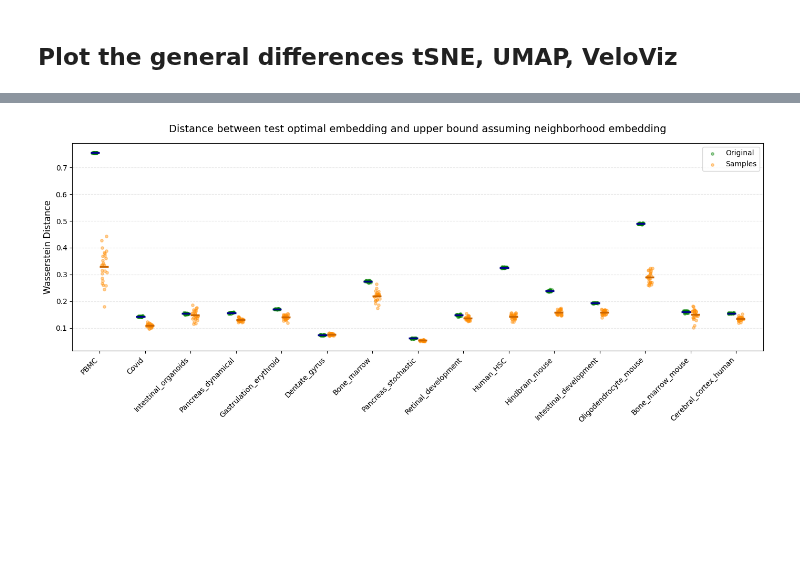
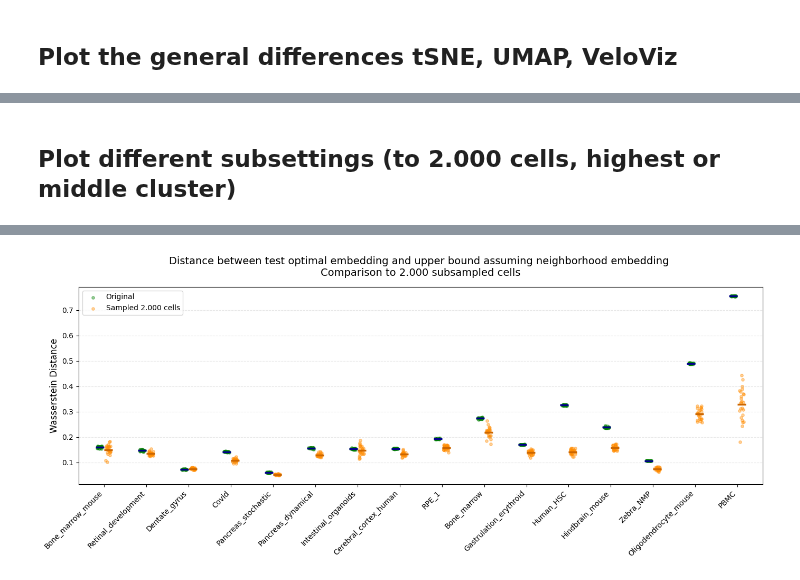
Before and after one commit to Johanna-Engeln/masterthesis_velocity, a Jupyter notebook: script/0529_plotsEmbeddingDistance.ipynb, the cells around one changed output, grey strips where cells are left out. Cells and saved outputs as stored; diff of their text form; code cells hidden in the pictures; blank space fills up the shorter version.

```diff
--- a/script/0529_plotsEmbeddingDistance.ipynb
+++ b/script/0529_plotsEmbeddingDistance.ipynb
@@ -66,3 +72,17 @@ Intestinal_organoids: 3831 cells; 157 velocity genes
+# %%
+# Load all datasets
+pca_values = pd.read_csv("/mnt/volume/Johanna_Velotest/results/final_distance_tables/Wasserstein_PCA.csv")
+tsne10_values = pd.read_csv("/mnt/volume/Johanna_Velotest/results/final_distance_tables/Wasserstein_tSNE_p10.csv")
+tsne30_values = pd.read_csv("/mnt/volume/Johanna_Velotest/results/final_distance_tables/Wasserstein_tSNE_p30.csv")
+tsne50_values = pd.read_csv("/mnt/volume/Johanna_Velotest/results/final_distance_tables/Wasserstein_tSNE_p50.csv")
+umap10_values = pd.read_csv("/mnt/volume/Johanna_Velotest/results/final_distance_tables/Wasserstein_UMAP_n10.csv")
+umap30_values = pd.read_csv("/mnt/volume/Johanna_Velotest/results/final_distance_tables/Wasserstein_UMAP_n30.csv")
+umap50_values = pd.read_csv("/mnt/volume/Johanna_Velotest/results/final_distance_tables/Wasserstein_UMAP_n50.csv")
+umap100_values = pd.read_csv("/mnt/volume/Johanna_Velotest/results/final_distance_tables/Wasserstein_UMAP_n100.csv")
+veloviz_values = pd.read_csv("/mnt/volume/Johanna_Velotest/results/final_distance_tables/Wasserstein_veloviz.csv")
+tsne_2000cells = pd.read_csv("/mnt/volume/Johanna_Velotest/results/final_distance_tables/Wasserstein_tSNE_subsampled_2000cells.csv")
+tsne_mid_cluster = pd.read_csv("/mnt/volume/Johanna_Velotest/results/distances/cluster_subsample/Wasserstein_tSNE_middle_cluster.csv")
+tsne_high_cluster = pd.read_csv("/mnt/volume/Johanna_Velotest/results/distances/cluster_subsample/Wasserstein_tSNE_high_cluster.csv")
 # %% [markdown]
 ## Plot the general differences tSNE, UMAP, VeloViz
 # %%
@@ -416,8 +239,4 @@ Runnining with new modification
 # %%
-tsne10_values = pd.read_csv("/mnt/volume/Johanna_Velotest/results/distances/0511_Was_all_tSNE_p10.csv")
-tsne30_values = pd.read_csv("/mnt/volume/Johanna_Velotest/results/distances/0504_Was_all_tSNE.csv")
-tsne50_values = pd.read_csv("/mnt/volume/Johanna_Velotest/results/distances/0511_Was_all_tSNE_p50.csv")
-
 plotset= {}
 
 for name, path in datasets.items():
@@ -630,50 +379,19 @@ plt.show()
+# %% [markdown]
+## Plot different subsettings (to 2.000 cells, highest or middle cluster)
 # %%
-datasets = {
-        "Pancreas_dynamical": "../configs/pancreas_dynamic.yaml",
-        "Pancreas_stochastic": "../configs/pancreas_stochastic.yaml",
-        "Dentate_gyrus": "../configs/dentategyrus.yaml",
-        "Gastrulation_erythroid": "../configs/gastrulation.yaml",
-        "Bone_marrow": "../configs/bonemarrow.yaml",
-        "PBMC": "../configs/pbmc.yaml",
-        "Covid": "../configs/covid.yaml",
-        "Retinal_development": "../configs/retinal_development.yaml",
-        "Human_HSC": "../configs/humanHSC.yaml",
-        "Intestinal_development": "../configs/noEmbedding/intestinal_organoids.yaml",
-        "Hindbrain_mouse": "../configs/noEmbedding/hindbrain.yaml",
-        "Oligodendrocyte_mouse": "../configs/noEmbedding/oligodendrocyte.yaml",
-        "Bone_marrow_mouse": "../configs/noEmbedding/mouse_bonemarrow.yaml",
-        "Cerebral_cortex_human": "../configs/noEmbedding/human_cerebral.yaml",
-        #"Hematopoiesis_mouse": "../configs/noEmbedding/mouse_hema.yaml",
-        #"Spermatogenisis": "../configs/noEmbedding/spermatogenesis.yaml",
-        #"Old_brain": "../configs/noEmbedding/old_brain.yaml",
-        #"Prefrontal_cortex": "../configs/noEmbedding/pfc.yaml",
-        "Intestinal_organoids":"../configs/noEmbedding/GSE128365.yaml"
-    }
-
-x = {}
-for name, path in datasets.items():
-    with open(path, "r") as f:
-            config = yaml.safe_load(f)
-
-    adata = sc.read(config["path"])
-    N = adata.n_obs
-    D = np.sum(adata.var.velocity_genes)
-    x[name] = N ** ((D-2)/2)
-    print(f"{name}: {adata.n_obs} cells; {np.sum(adata.var.velocity_genes)} velocity genes")
-
-tsne_values = pd.read_csv("/mnt/volume/Johanna_Velotest/results/distances/0504_Was_all_tSNE.csv")
-sampled_tsne = pd.read_csv("/mnt/volume/Johanna_Velotest/results/distances/0616_Was_all_subsampled_2000cells.csv")
-count_df = pd.DataFrame(list(x.items()), columns=['Dataset', 'VelocityGenes'])
 plotset= {}
 
 for name, path in datasets.items():
+    if cell[name] < 2000:
+        continue
     plotset[name] = {
-        'tsne': tsne_values[name].values,
-        'samp': sampled_tsne[name].values
+        'tsne': tsne30_values[name].values,
+        'samp': tsne_2000cells[name].values
     }
 
-sorted_dataset_names = count_df.sort_values(by='VelocityGenes')['Dataset'].tolist()
-print(sorted_dataset_names)
+df = pd.merge(count_df, gene_df, on='Dataset')
+filtered_df = df[df['CellCount'] >= 2000]
+sorted_dataset_names = filtered_df.sort_values(by='CellCount')['Dataset'].tolist()
 
 fig, ax = plt.subplots(figsize=(14, 6))
 
@@ -701,7 +419,7 @@ for i, name in enumerate(sorted_dataset_names):
     h_velo = ax.scatter(add_jitter(x_velo, d['samp']), d['samp'], color=colors['samp'], alpha=0.4, s=15)
     ax.hlines(np.mean(d['samp']), x_velo-0.1, x_velo+0.1, color='#cc6600', linewidth=2.5)
     if 'Sampled' not in legend_elements:
-        legend_elements['Samples'] = h_velo
+        legend_elements['Sampled 2.000 cells'] = h_velo
 
 
 # Set x-ticks exactly at the integer positions for the datasets
@@ -711,12 +429,12 @@ ax.set_xlim(-0.6, len(sorted_dataset_names) - 0.4)
 
 ax.grid(True, axis='y', alpha=0.3, linestyle='--')
 ax.set_ylabel("Wasserstein Distance", fontsize=12)
-ax.set_title("Distance between test optimal embedding and upper bound assuming neighborhood embedding", fontsize=14, pad=15)
+ax.set_title("Distance between test optimal embedding and upper bound assuming neighborhood embedding \nComparison to 2.000 subsampled cells", fontsize=14, pad=15)
 
 # Build custom legend using our deduplicated handles
 # Placed slightly outside the plot area to prevent overlapping the 8 datasets
 ax.legend(legend_elements.values(), legend_elements.keys(),
-        loc='upper right')
+        loc='upper left')
 
 plt.tight_layout()
 #plt.savefig("results/Wasserstein_UMAP_Neighbors.pdf", transparent=True)
@@ -741 +443 @@ Intestinal_organoids: 3831 cells; 157 velocity genes
-[figure, old version]
+[figure, new version]
```
Also changed, not shown: parts of 11 cells of this notebook, 2 other files.
